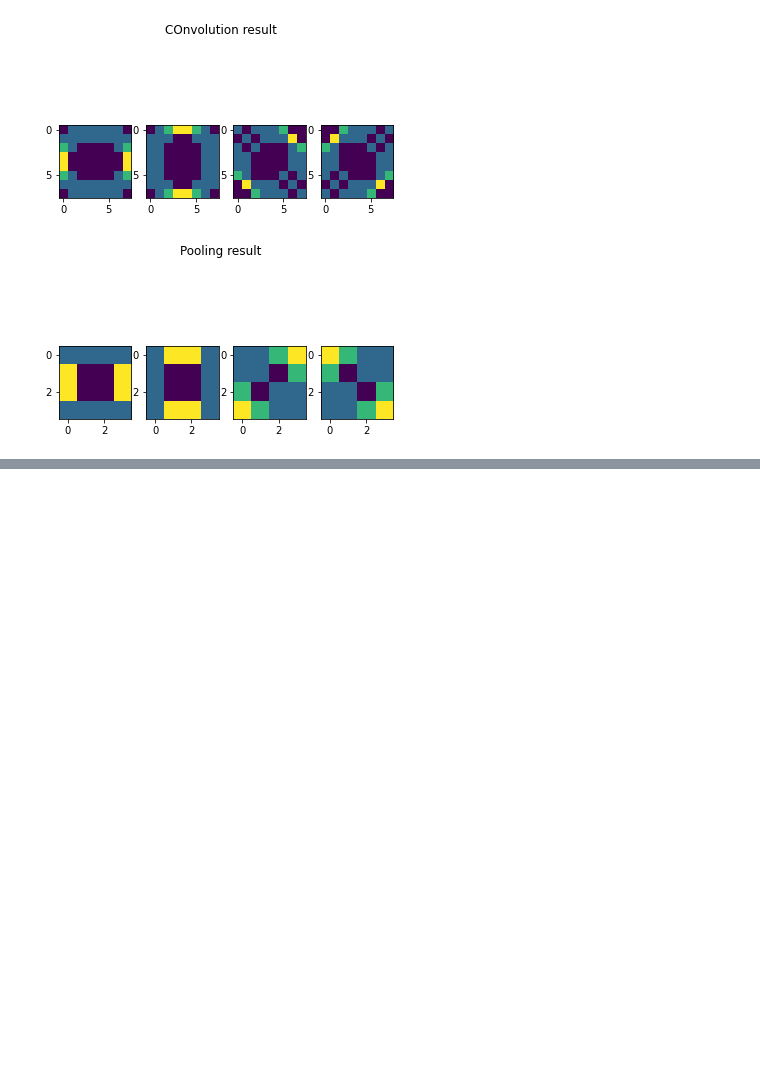
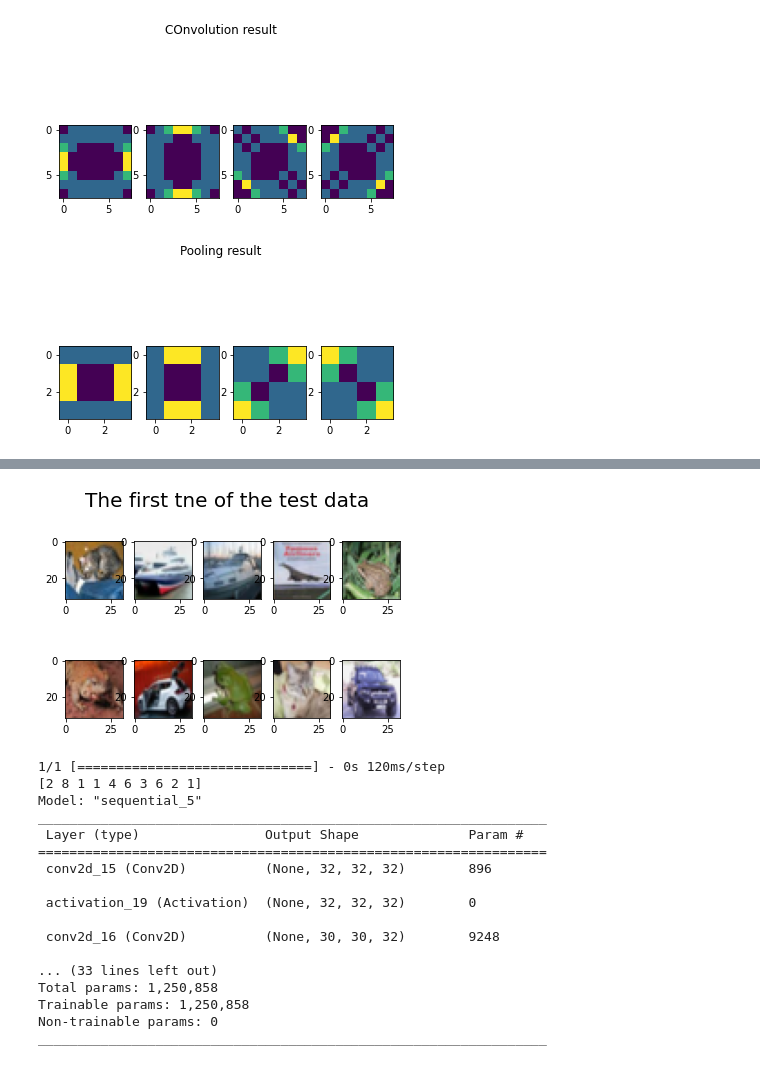
Before and after one commit to mjk0618/algorithm_study, a Jupyter notebook: python/deep_learning/21_CNN.ipynb, the cells around one changed output, grey strips where cells are left out. Drawn from its saved outputs; the diff is of its cells as text; code cells hidden in the pictures; blank space fills up the shorter version.

```diff
--- a/python/deep_learning/21_CNN.ipynb
+++ b/python/deep_learning/21_CNN.ipynb
@@ -218,3 +218,19 @@ Total params: 5,576,522
 Trainable params: 5,576,522
 Non-trainable params: 0
 _________________________________________________________________
+# %%
+import keras
+from keras.datasets import cifar10
+from keras.layers import Activation, Conv2D, Dense, Dropout, Flatten, MaxPooling2D
+from keras.models import Sequential, load_model
+from keras.utils.np_utils import to_categorical
+import numpy as np
+import matplotlib.pyplot as plt
+%matplotlib inline
+
+(X_train, y_train), (X_test, y_test) = cifar10.load_data()
+
+X_train = X_train[:300]
+X_test = X_test[:100]
+y_train = to_categorical(y_train)[:300]
+y_test = to_categorical(y_test)[:100]
@@ -220,0 +260,11 @@ _________________________________________________________________
+# %%
+import tensorflow as tf
+
+# CPU 학습
+print("CPU를 사용한 학습")
+with tf.device("/device:CPU:0"):
+    model.fit(X_train, y_train, batch_size=32, epochs=2)
+
+print("GPU를 사용한 학습")
+with tf.device("/device:GPU:0"):
+    model.fit(X_train, y_train, batch_size=32, epochs=2)
@@ -220,0 +282,19 @@ _________________________________________________________________
+# %%
+# 가중치 저장
+model.save_weights("param_cifar10.hdf5")
+
+scores = model.evaluate(X_test, y_test, verbose=1)
+print(f"Test Loss: {scores[0]}")
+print(f"Test Accuracy: {scores[1]}")
+
+for i in range(10):
+    plt.subplot(2, 5, i+1)
+    plt.imshow(X_test[i])
+plt.suptitle("The first tne of the test data", fontsize=20)
+plt.show()
+
+pred = np.argmax(model.predict(X_test[0:10]), axis=1)
+print(pred)
+
+model.summary()
+# %% [output]
@@ -220,0 +304,18 @@ _________________________________________________________________
+[figure, added]
+1/1 [==============================] - 0s 120ms/step
+[2 8 1 1 4 6 3 6 2 1]
+Model: "sequential_5"
+_________________________________________________________________
+ Layer (type)                Output Shape              Param #
+=================================================================
+ conv2d_15 (Conv2D)          (None, 32, 32, 32)        896
+
+ activation_19 (Activation)  (None, 32, 32, 32)        0
+
+ conv2d_16 (Conv2D)          (None, 30, 30, 32)        9248
+
+... (33 lines left out)
+Total params: 1,250,858
+Trainable params: 1,250,858
+Non-trainable params: 0
+_________________________________________________________________
```
Also changed, not shown: parts of 6 cells of this notebook, 1 other file.
